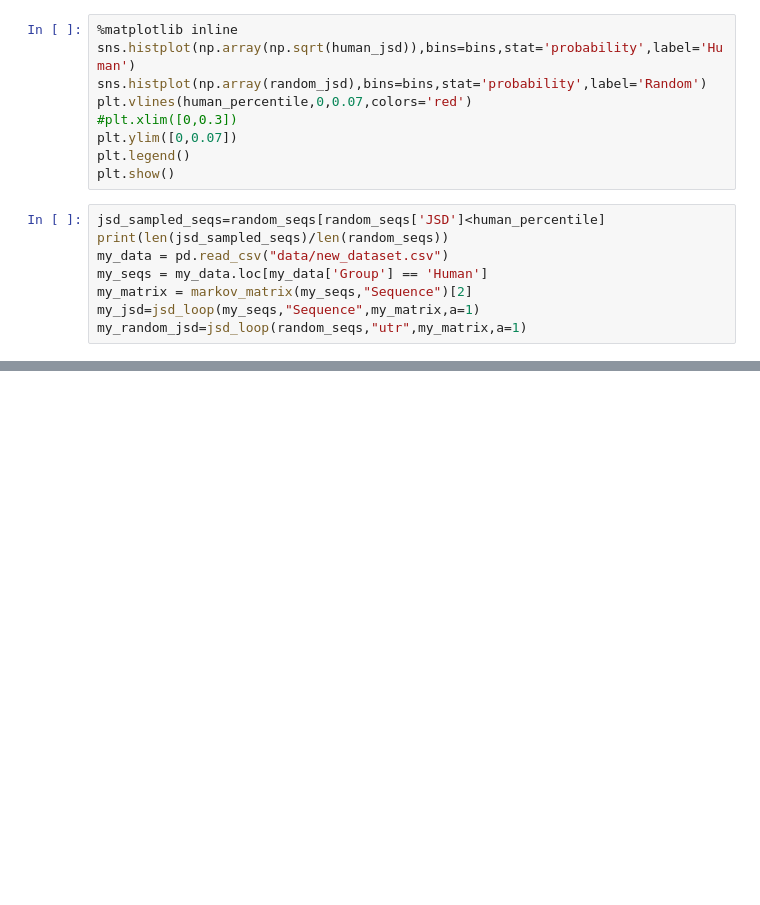
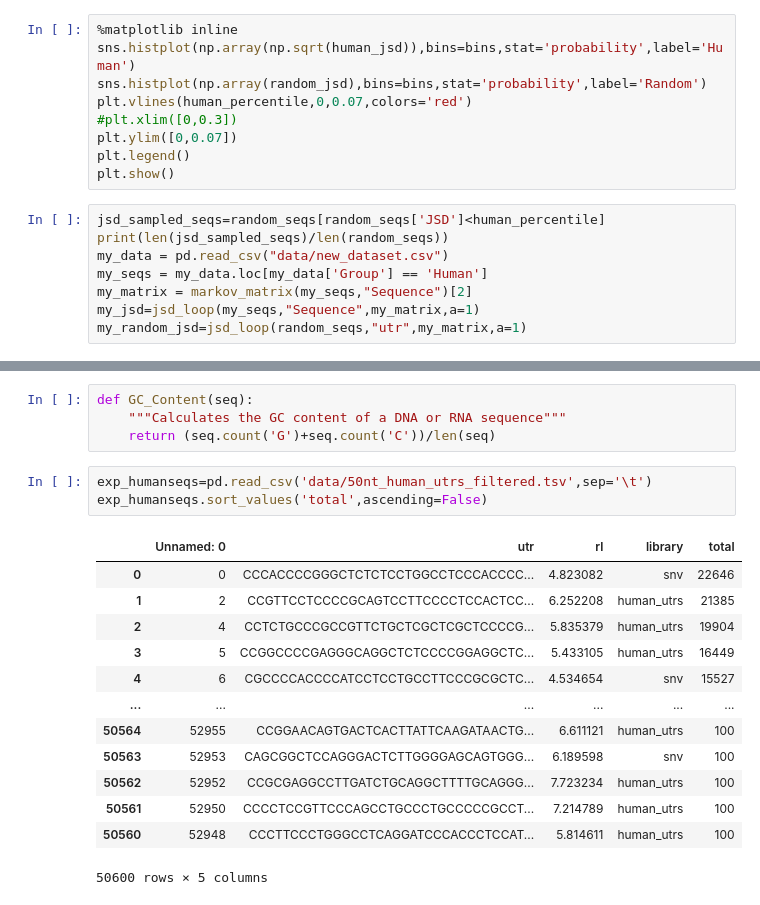
Before and after one commit to jechochamber/Bachelor, a Jupyter notebook: model.ipynb, the cells around one changed output, grey strips where cells are left out. Drawn from its saved outputs; the diff is of its cells as text; blank space fills up the shorter version.

```diff
--- a/model.ipynb
+++ b/model.ipynb
@@ -632,0 +757,21 @@ for i in range(0,11):
+# %%
+def GC_Content(seq):
+    """Calculates the GC content of a DNA or RNA sequence"""
+    return (seq.count('G')+seq.count('C'))/len(seq)
+# %%
+exp_humanseqs=pd.read_csv('data/50nt_human_utrs_filtered.tsv',sep='\t')
+exp_humanseqs.sort_values('total',ascending=False)
+# %% [output]
+|  | Unnamed: 0 | utr | rl | library | total |
+| 0 | 0 | CCCACCCCGGGCTCTCTCCTGGCCTCCCACCCC... | 4.823082 | snv | 22646 |
+| 1 | 2 | CCGTTCCTCCCCGCAGTCCTTCCCCTCCACTCC... | 6.252208 | human_utrs | 21385 |
+| 2 | 4 | CCTCTGCCCGCCGTTCTGCTCGCTCGCTCCCCG... | 5.835379 | human_utrs | 19904 |
+| 3 | 5 | CCGGCCCCGAGGGCAGGCTCTCCCCGGAGGCTC... | 5.433105 | human_utrs | 16449 |
+| 4 | 6 | CGCCCCACCCCATCCTCCTGCCTTCCCGCGCTC... | 4.534654 | snv | 15527 |
+| ... | ... | ... | ... | ... | ... |
+| 50564 | 52955 | CCGGAACAGTGACTCACTTATTCAAGATAACTG... | 6.611121 | human_utrs | 100 |
+| 50563 | 52953 | CAGCGGCTCCAGGGACTCTTGGGGAGCAGTGGG... | 6.189598 | snv | 100 |
+| 50562 | 52952 | CCGCGAGGCCTTGATCTGCAGGCTTTTGCAGGG... | 7.723234 | human_utrs | 100 |
+| 50561 | 52950 | CCCCTCCGTTCCCAGCCTGCCCTGCCCCCGCCT... | 7.214789 | human_utrs | 100 |
+| 50560 | 52948 | CCCTTCCCTGGGCCTCAGGATCCCACCCTCCAT... | 5.814611 | human_utrs | 100 |
+50600 rows × 5 columns
```
Also changed, not shown: parts of 47 cells of this notebook, 11 other files.
